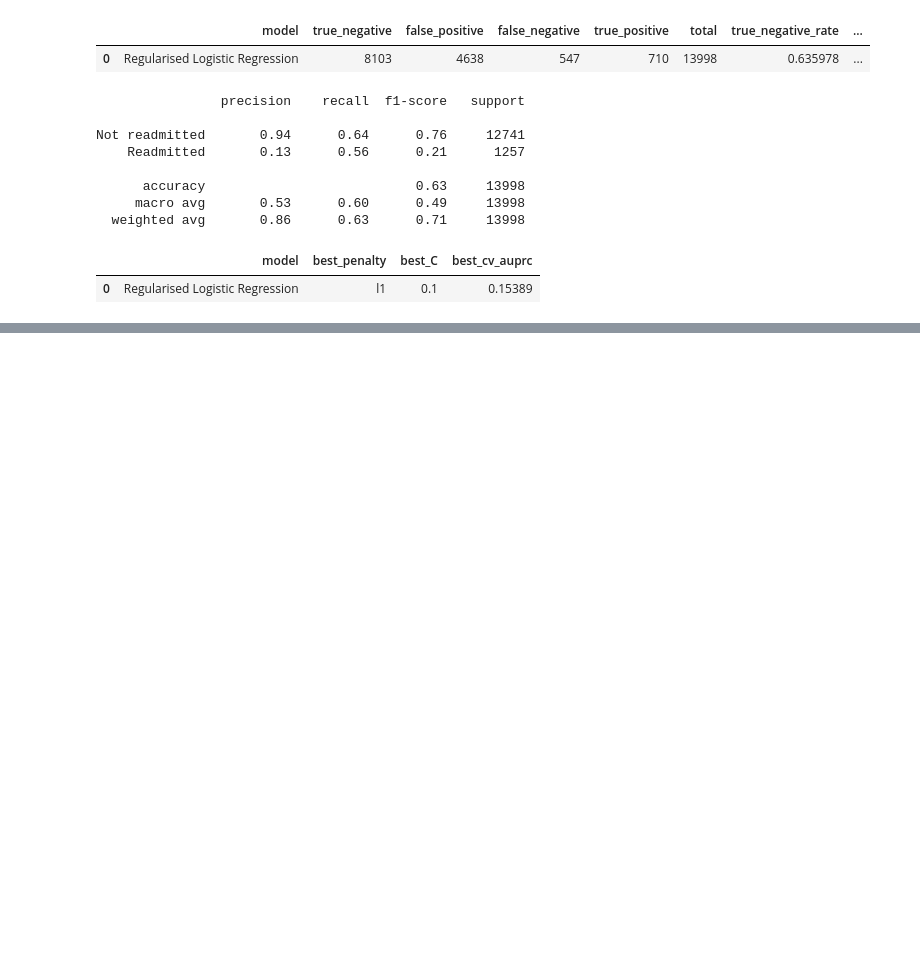
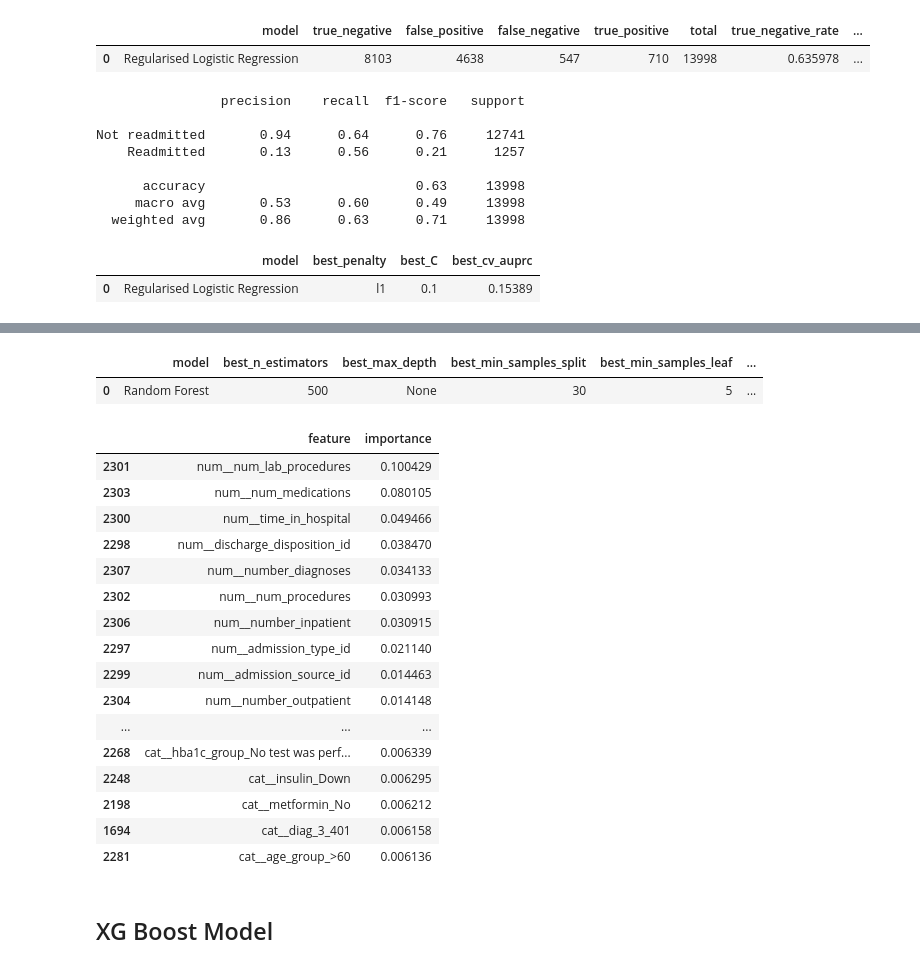
Before and after one commit to mxh210/Summer-Individual-Project, a Jupyter notebook: Processing_Pipeline/02_prediction_models.ipynb, the cells around one changed output, grey strips where cells are left out. Drawn from its saved outputs; the diff is of its cells as text; code cells hidden in the pictures; blank space fills up the shorter version.

```diff
--- a/Processing_Pipeline/02_prediction_models.ipynb
+++ b/Processing_Pipeline/02_prediction_models.ipynb
@@ -583,0 +589,9 @@ regularised_log_reg_best_params
+# %%
+random_forest_pipeline = Pipeline(steps=[
+    ("preprocess", preprocess),
+    ("model", RandomForestClassifier(
+        random_state=42,
+        n_jobs=-1,
+        class_weight="balanced_subsample"
+    ))
+])
@@ -583,0 +650,11 @@ regularised_log_reg_best_params
+# %%
+random_forest_model = random_forest_search.best_estimator_
+
+rf_results = evaluate_model(
+    random_forest_model,
+    X_test,
+    y_test,
+    model_name="Random Forest"
+)
+
+rf_results
@@ -583,0 +736,54 @@ regularised_log_reg_best_params
+# %%
+random_forest_best_params = pd.DataFrame([{
+    "model": "Random Forest",
+    "best_n_estimators": random_forest_search.best_params_["model__n_estimators"],
+    "best_max_depth": random_forest_search.best_params_["model__max_depth"],
+    "best_min_samples_split": random_forest_search.best_params_["model__min_samples_split"],
+    "best_min_samples_leaf": random_forest_search.best_params_["model__min_samples_leaf"],
+    "best_max_features": random_forest_search.best_params_["model__max_features"],
+    "best_cv_auprc": random_forest_search.best_score_
+}])
+
+random_forest_best_params.to_csv(
+    OUTPUT_DIR / "random_forest_best_params.csv",
+    index=False
+)
+
+random_forest_best_params
+# %% [output]
+|  | model | best_n_estimators | best_max_depth | best_min_samples_split | best_min_samples_leaf | ... |
+| 0 | Random Forest | 500 | None | 30 | 5 | ... |
+# %%
+rf_feature_names = random_forest_model.named_steps["preprocess"].get_feature_names_out()
+
+rf_feature_importance = pd.DataFrame({
+    "feature": rf_feature_names,
+    "importance": random_forest_model.named_steps["model"].feature_importances_
+}).sort_values("importance", ascending=False)
+
+rf_feature_importance.to_csv(
+    OUTPUT_DIR / "random_forest_feature_importance.csv",
+    index=False
+)
+
+rf_feature_importance.head(30)
+# %% [output]
+|  | feature | importance |
+| 2301 | num__num_lab_procedures | 0.100429 |
+| 2303 | num__num_medications | 0.080105 |
+| 2300 | num__time_in_hospital | 0.049466 |
+| 2298 | num__discharge_disposition_id | 0.038470 |
+| 2307 | num__number_diagnoses | 0.034133 |
+| 2302 | num__num_procedures | 0.030993 |
+| 2306 | num__number_inpatient | 0.030915 |
+| 2297 | num__admission_type_id | 0.021140 |
+| 2299 | num__admission_source_id | 0.014463 |
+| 2304 | num__number_outpatient | 0.014148 |
+| ... | ... | ... |
+| 2268 | cat__hba1c_group_No test was perf... | 0.006339 |
+| 2248 | cat__insulin_Down | 0.006295 |
+| 2198 | cat__metformin_No | 0.006212 |
+| 1694 | cat__diag_3_401 | 0.006158 |
+| 2281 | cat__age_group_>60 | 0.006136 |
+# %% [markdown]
+## XG Boost Model
```
Also changed, not shown: parts of 23 cells of this notebook, 1 other file.
